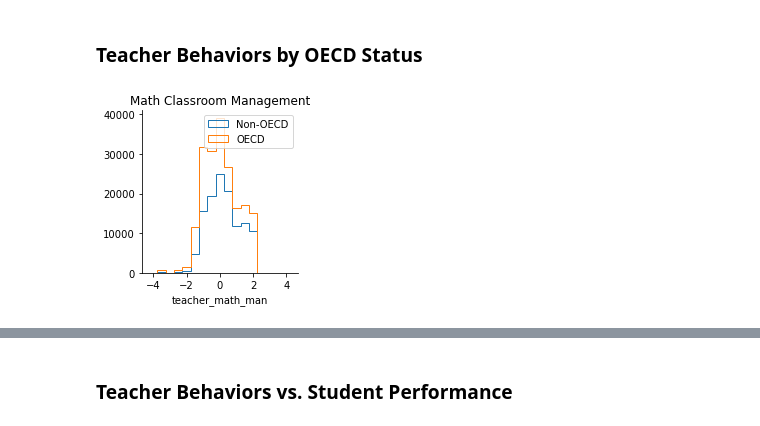
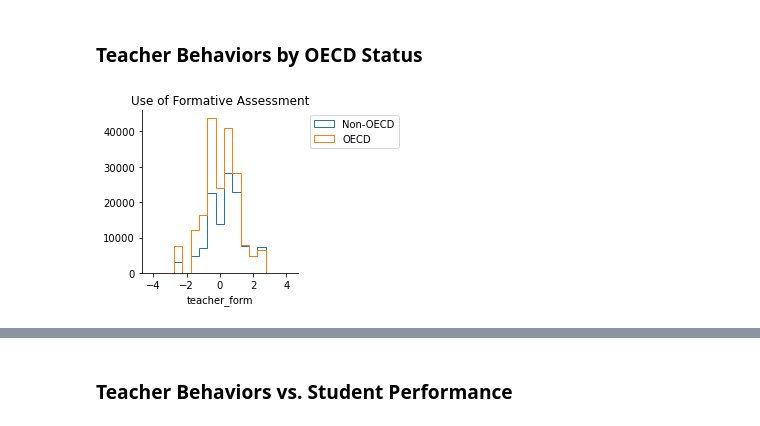
Before and after one commit to sjhaluck/International-Education-Data-Visualization, a Jupyter notebook: exploration_template.ipynb, the cells around one changed output, grey strips where cells are left out. Cells and saved outputs as stored; diff of their text form; code cells hidden in the pictures.

```diff
--- a/exploration_template.ipynb
+++ b/exploration_template.ipynb
@@ -656,9 +669,9 @@ OECD partnership status is related to an advantage in all academic performance a
 ### Teacher Behaviors by OECD Status
 # %%
 std_bins = np.arange(-4.25,4.5,0.5)
-g = sb.FacetGrid(data = pisa_data, hue = 'oecd')
-g.map(plt.hist, 'teacher_math_man', bins = std_bins, histtype = 'step')
-plt.title('Math Classroom Management');
-plt.legend();
+g = sb.FacetGrid(data = pisa_data, hue = 'oecd');
+g.map(plt.hist, 'teacher_form', bins = std_bins, histtype = 'step');
+plt.title('Use of Formative Assessment');
+plt.legend(bbox_to_anchor=(1.05, 1), loc='upper left');
 # %% [output]
-[figure, old version]
+[figure, new version]
```
Also changed, not shown: parts of 40 cells of this notebook.
